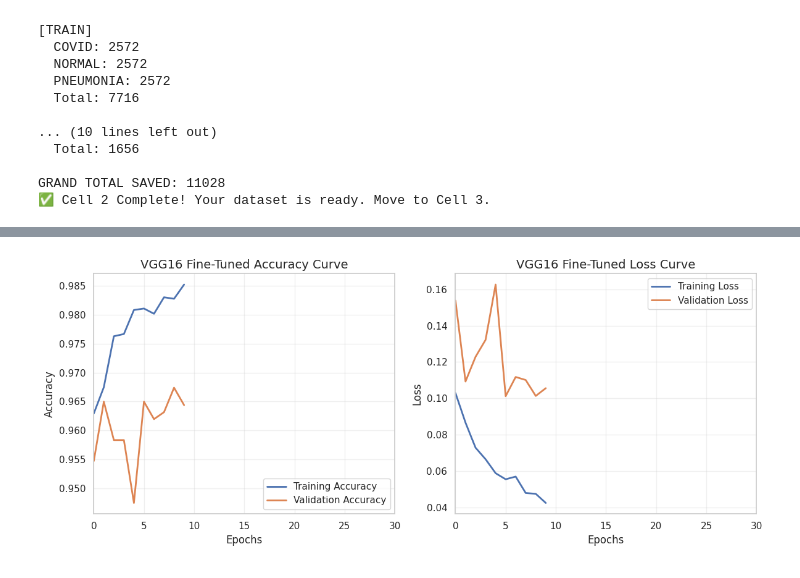
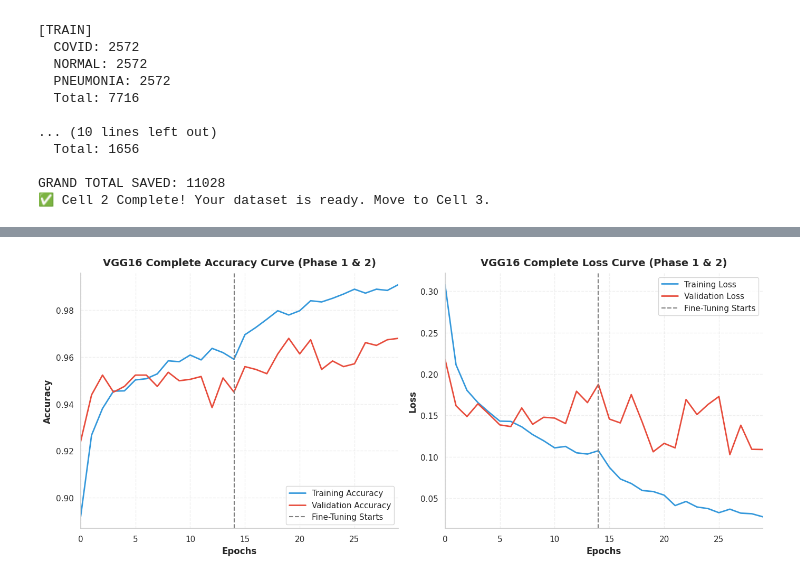
Before and after one commit to nazmus-Sakib777/30-Days-Of-Python, a Jupyter notebook: pneumonia-normal-covid-19-detection-using-vgg16.ipynb, the cells around one changed output, grey strips where cells are left out. Cells and saved outputs as stored; diff of their text form; code cells hidden in the pictures.

```diff
--- a/pneumonia-normal-covid-19-detection-using-vgg16.ipynb
+++ b/pneumonia-normal-covid-19-detection-using-vgg16.ipynb
@@ -289,7 +289,6 @@ from tensorflow.keras.applications.vgg16 import preprocess_input
 from tensorflow.keras.layers import Dense, GlobalAveragePooling2D, Dropout, BatchNormalization
 from tensorflow.keras.models import Model
 from tensorflow.keras.preprocessing.image import ImageDataGenerator
-from tensorflow.keras.callbacks import EarlyStopping, ReduceLROnPlateau
 
 IMG_SIZE = 224
 BATCH_SIZE = 32
@@ -325,22 +324,15 @@ predictions = Dense(3, activation="softmax")(x)
 model = Model(inputs=base_model.input, outputs=predictions)
 model.compile(optimizer="adam", loss="categorical_crossentropy", metrics=["accuracy"])
 
-# 3. CALLBACKS
-callbacks = [
-    EarlyStopping(monitor="val_loss", patience=4, restore_best_weights=True),
-    ReduceLROnPlateau(monitor="val_loss", factor=0.5, patience=2, min_lr=1e-6)
-]
-
-# 4. INITIAL WARM-UP TRAINING
+# 3. INITIAL WARM-UP TRAINING
 print("\n--- PHASE 1: Warm-up ---")
 history = model.fit(
     train_gen,
     validation_data=val_gen,
-    epochs=15,
-    callbacks=callbacks
+    epochs=15  # Forced to 30 epochs
 )
 
-# 5. FINE TUNING (Block 5)
+# 4. FINE TUNING (Block 5)
 print("\n--- PHASE 2: Fine-tuning ---")
 for layer in base_model.layers:
     if layer.name.startswith("block5"):
@@ -355,11 +347,10 @@ model.compile(
 history_finetune = model.fit(
     train_gen,
     validation_data=val_gen,
-    epochs=15,
-    callbacks=callbacks
+    epochs=15  # Forced to 30 epochs
 )
 
-# 6. FINAL EVALUATION
+# 5. FINAL EVALUATION
 # Changed the variable names to be strictly unique to VGG16
 vgg16_test_loss, vgg16_test_acc = model.evaluate(test_gen)
 print(f"\nOptimized Fine-Tuned Test Accuracy: {vgg16_test_acc:.4f}")
@@ -410,54 +401,75 @@ Optimized Fine-Tuned Test Loss: 0.0898
 # %%
 import matplotlib.pyplot as plt
 
-# Set the maximum number of epochs you planned to run
-TOTAL_EPOCHS = 30
+# 1. COMBINE THE HISTORY FROM BOTH PHASES
+# We add the lists together to create one continuous timeline
+total_acc = history.history['accuracy'] + history_finetune.history['accuracy']
+total_val_acc = history.history['val_accuracy'] + history_finetune.history['val_accuracy']
+
+total_loss = history.history['loss'] + history_finetune.history['loss']
+total_val_loss = history.history['val_loss'] + history_finetune.history['val_loss']
+
+# Calculate the exact point where phase 1 ended
+warmup_epochs = len(history.history['accuracy'])
+TOTAL_EPOCHS = len(total_acc)
 
 # Create a figure with two subplots side-by-side
-plt.figure(figsize=(12, 5))
+plt.figure(figsize=(14, 6))
 
 # -----------------------------------------
-# 1. ACCURACY CURVE
+# 1. COMBINED ACCURACY CURVE
 # -----------------------------------------
 plt.subplot(1, 2, 1)
-plt.plot(history_finetune.history['accuracy'], label='Training Accuracy', lw=2)
-plt.plot(history_finetune.history['val_accuracy'], label='Validation Accuracy', lw=2)
+plt.plot(total_acc, label='Training Accuracy', lw=2, color='#3498db')
+plt.plot(total_val_acc, label='Validation Accuracy', lw=2, color='#e74c3c')
 
-plt.title('VGG16 Fine-Tuned Accuracy Curve', fontsize=14)
-plt.xlabel('Epochs', fontsize=12)
-plt.ylabel('Accuracy', fontsize=12)
+# Draw a vertical line to show where Fine-Tuning started
+plt.axvline(x=warmup_epochs - 1, color='gray', linestyle='--', lw=1.5, label='Fine-Tuning Starts')
 
-# FORCE THE X-AXIS TO SHOW UP TO 30
-plt.xlim(0, TOTAL_EPOCHS)
-# Make the numbers count by 5 for a clean look
-plt.xticks(range(0, TOTAL_EPOCHS + 1, 5))
+plt.title('VGG16 Complete Accuracy Curve (Phase 1 & 2)', fontsize=14, fontweight='bold', pad=10)
+plt.xlabel('Epochs', fontsize=12, fontweight='bold')
+plt.ylabel('Accuracy', fontsize=12, fontweight='bold')
+
+# Force X-axis to show the full range clearly
+plt.xlim(0, TOTAL_EPOCHS - 1)
+# Tick marks every 5 epochs
+plt.xticks(range(0, TOTAL_EPOCHS, 5))
 
 plt.legend(loc='lower right', fontsize=11)
-plt.grid(alpha=0.3) # Softer grid lines for a cleaner look
+plt.grid(alpha=0.3, linestyle='--')
+ax = plt.gca()
+ax.spines['top'].set_visible(False)
+ax.spines['right'].set_visible(False)
 
 # -----------------------------------------
-# 2. LOSS CURVE
+# 2. COMBINED LOSS CURVE
 # -----------------------------------------
 plt.subplot(1, 2, 2)
-plt.plot(history_finetune.history['loss'], label='Training Loss', lw=2)
-plt.plot(history_finetune.history['val_loss'], label='Validation Loss', lw=2)
+plt.plot(total_loss, label='Training Loss', lw=2, color='#3498db')
+plt.plot(total_val_loss, label='Validation Loss', lw=2, color='#e74c3c')
 
-plt.title('VGG16 Fine-Tuned Loss Curve', fontsize=14)
-plt.xlabel('Epochs', fontsize=12)
-plt.ylabel('Loss', fontsize=12)
+# Draw a vertical line to show where Fine-Tuning started
+plt.axvline(x=warmup_epochs - 1, color='gray', linestyle='--', lw=1.5, label='Fine-Tuning Starts')
 
-# FORCE THE X-AXIS TO SHOW UP TO 30
-plt.xlim(0, TOTAL_EPOCHS)
-plt.xticks(range(0, TOTAL_EPOCHS + 1, 5))
+plt.title('VGG16 Complete Loss Curve (Phase 1 & 2)', fontsize=14, fontweight='bold', pad=10)
+plt.xlabel('Epochs', fontsize=12, fontweight='bold')
+plt.ylabel('Loss', fontsize=12, fontweight='bold')
+
+# Force X-axis to show the full range clearly
+plt.xlim(0, TOTAL_EPOCHS - 1)
+plt.xticks(range(0, TOTAL_EPOCHS, 5))
 
 plt.legend(loc='upper right', fontsize=11)
-plt.grid(alpha=0.3)
+plt.grid(alpha=0.3, linestyle='--')
+ax = plt.gca()
+ax.spines['top'].set_visible(False)
+ax.spines['right'].set_visible(False)
 
-# Automatically adjusts spacing so labels don't overlap
+# Automatically adjusts spacing
 plt.tight_layout()
 plt.show()
 # %% [output]
-[figure, old version]
+[figure, new version]
 # %%
 import numpy as np
 import seaborn as sns
```
Also changed, not shown: parts of 16 cells of this notebook.
